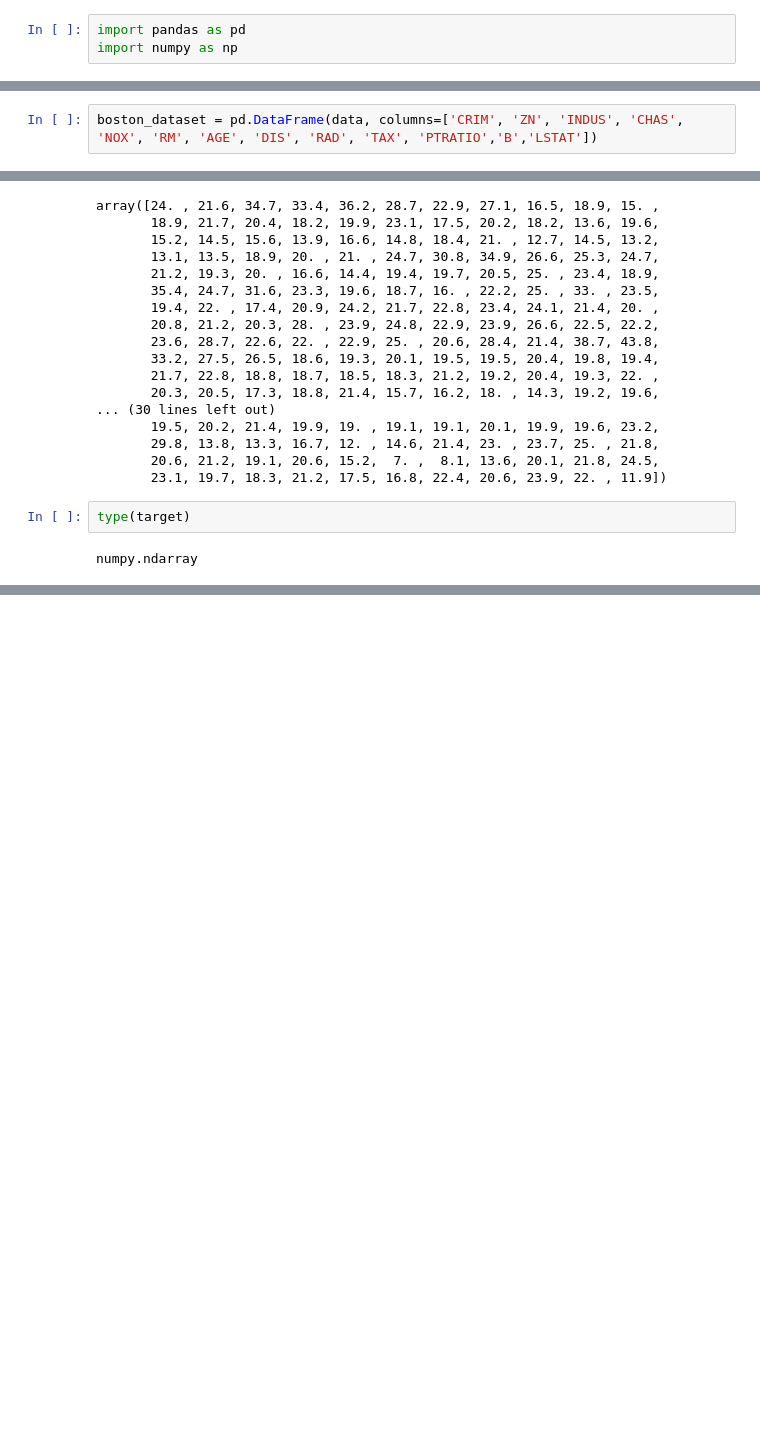
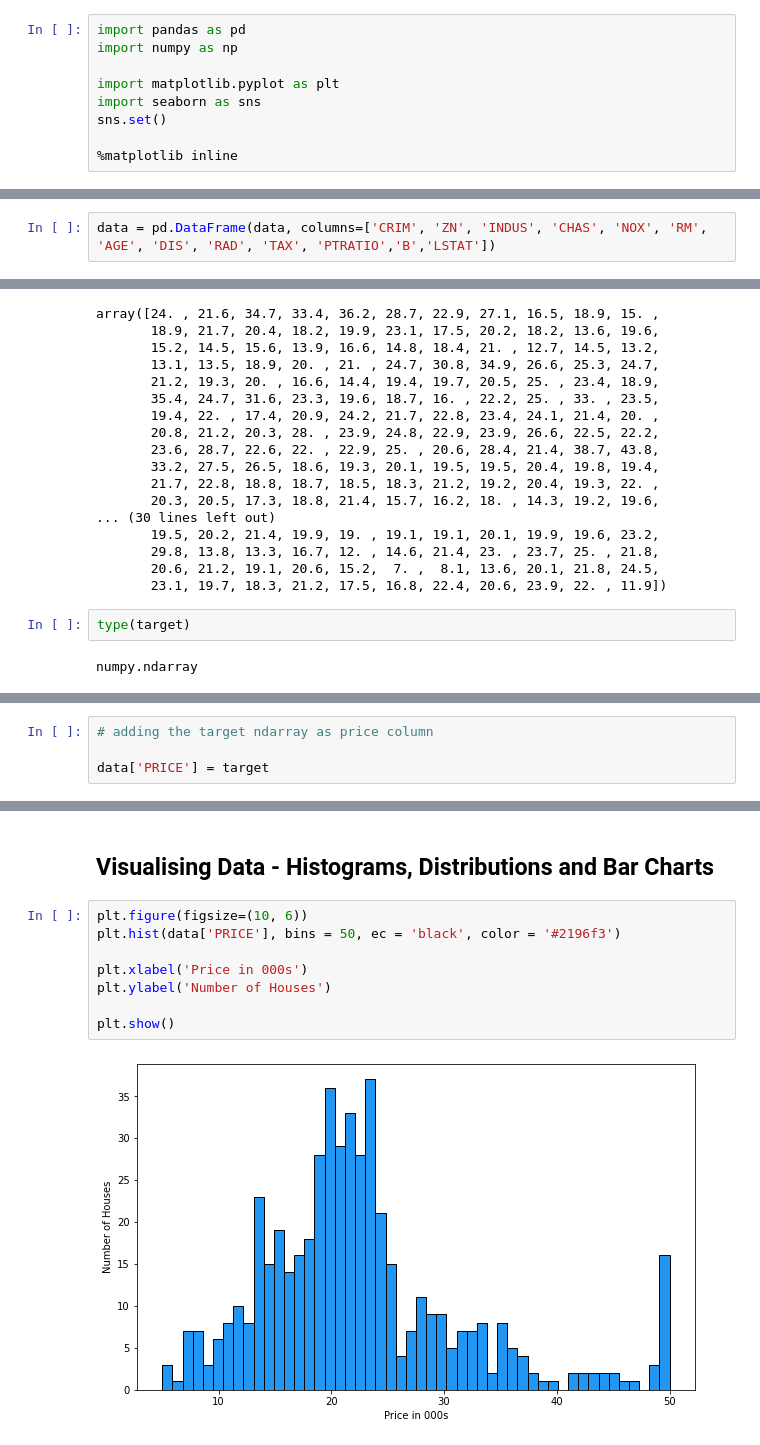
Before and after one commit to Foyezz/Data-Sciece-and-ML-Bootcamp-, a Jupyter notebook: Predeict_House_Prices_with_Multivariable_LinearRegression/Multivariate Regression.ipynb, the cells around one changed output, grey strips where cells are left out. Saved outputs shown, nothing was run; the diff lists cells and outputs as text; blank space fills up the shorter version.

```diff
--- a/Predeict_House_Prices_with_Multivariable_LinearRegression/Multivariate Regression.ipynb
+++ b/Predeict_House_Prices_with_Multivariable_LinearRegression/Multivariate Regression.ipynb
@@ -3,6 +3,12 @@
 # %%
 import pandas as pd
 import numpy as np
+
+import matplotlib.pyplot as plt
+import seaborn as sns
+sns.set()
+
+%matplotlib inline
 # %% [markdown]
 ## Gather Data
 # %%
@@ -14,4 +20,4 @@ data = np.hstack([raw_df.values[::2, :], raw_df.values[1::2, :2]])
 # %%
 target = raw_df.values[1::2, 2]
 # %%
-boston_dataset = pd.DataFrame(data, columns=['CRIM', 'ZN', 'INDUS', 'CHAS', 'NOX', 'RM', 'AGE', 'DIS', 'RAD', 'TAX', 'PTRATIO','B','LSTAT'])
+data = pd.DataFrame(data, columns=['CRIM', 'ZN', 'INDUS', 'CHAS', 'NOX', 'RM', 'AGE', 'DIS', 'RAD', 'TAX', 'PTRATIO','B','LSTAT'])
@@ -109,0 +111,4 @@ numpy.ndarray
+# %%
+# adding the target ndarray as price column
+
+data['PRICE'] = target
@@ -109,0 +182,12 @@ numpy.ndarray
+# %% [markdown]
+## Visualising Data - Histograms, Distributions and Bar Charts
+# %%
+plt.figure(figsize=(10, 6))
+plt.hist(data['PRICE'], bins = 50, ec = 'black', color = '#2196f3')
+
+plt.xlabel('Price in 000s')
+plt.ylabel('Number of Houses')
+
+plt.show()
+# %% [output]
+[figure, added]
```
Also changed, not shown: parts of 22 cells of this notebook.
